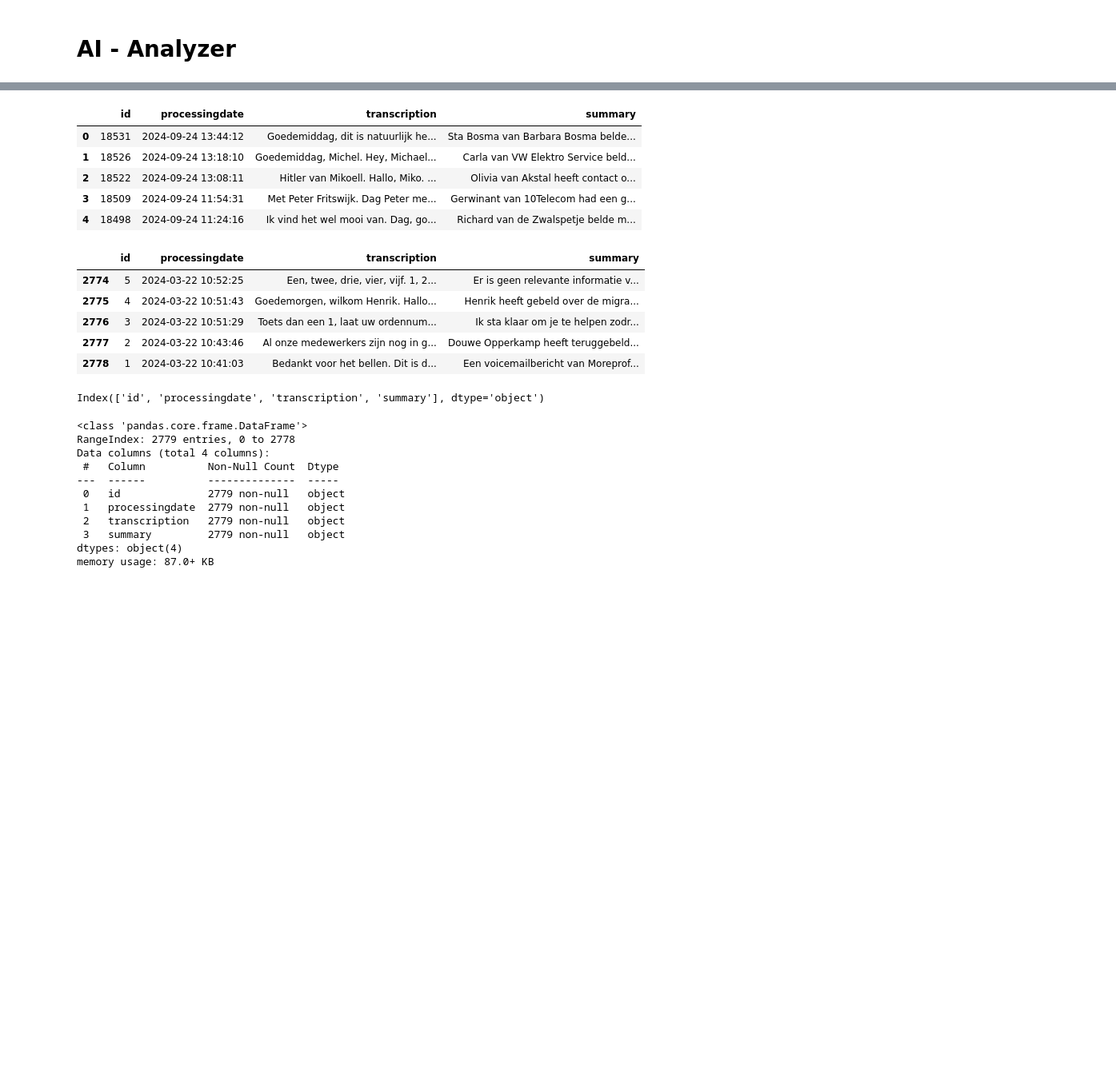
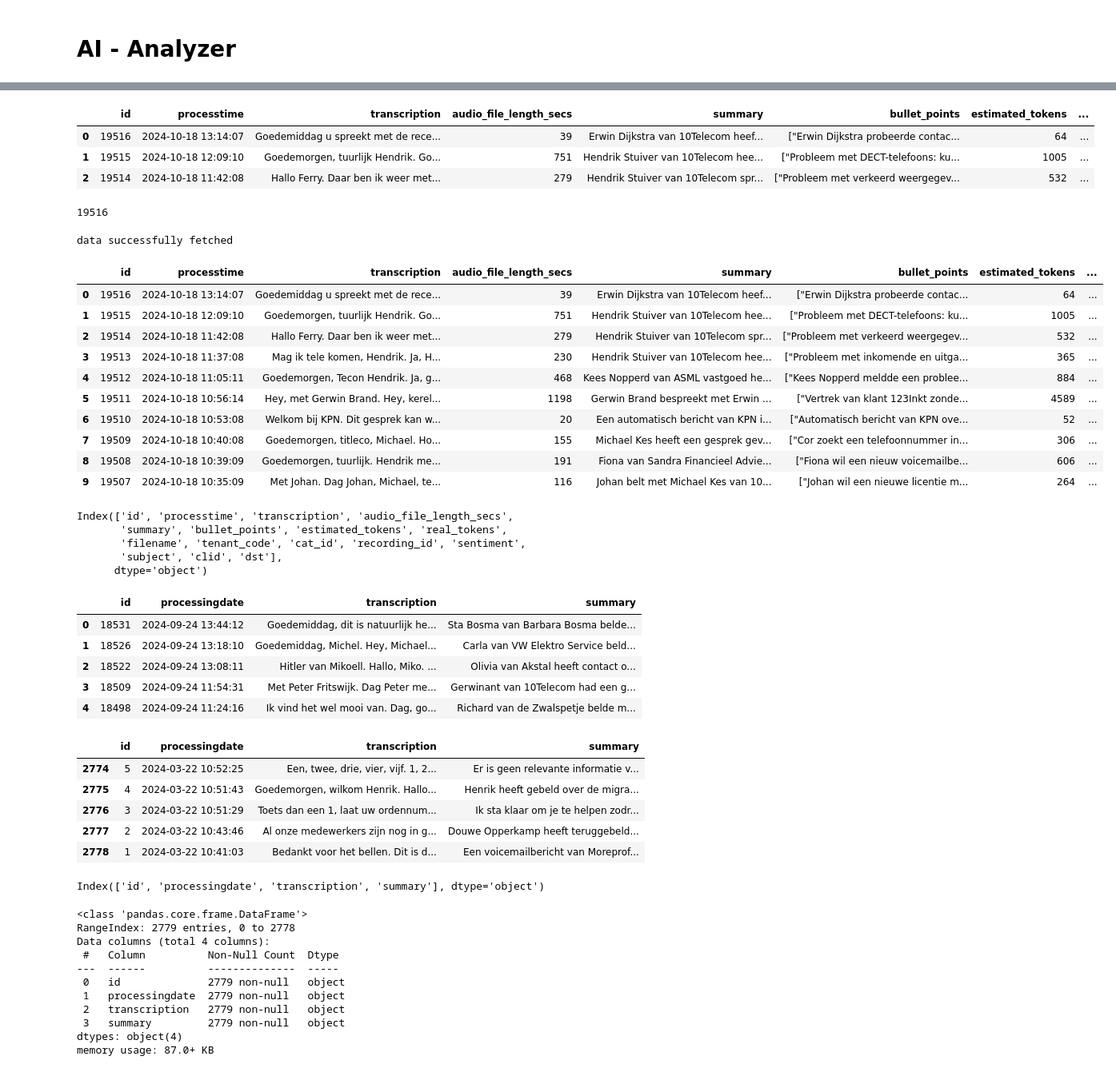
Before and after one commit to fredboneML/RECIPE_AGENT, a Jupyter notebook: notebooks/ai_analyzer.ipynb, the cells around one changed output, grey strips where cells are left out. Shown at 80% size. Saved outputs shown, nothing was run; the diff lists cells and outputs as text; code cells hidden in the pictures; blank space fills up the shorter version.

```diff
--- a/notebooks/ai_analyzer.ipynb
+++ b/notebooks/ai_analyzer.ipynb
@@ -5,3 +35,69 @@
+# %%
+# Convert the response data into a pandas DataFrame
+df = pd.DataFrame(response.json())
+df
+# %% [output]
+|  | id | processtime | transcription | audio_file_length_secs | summary | bullet_points | estimated_tokens | ... |
+| 0 | 19516 | 2024-10-18 13:14:07 | Goedemiddag u spreekt met de rece... | 39 | Erwin Dijkstra van 10Telecom heef... | ["Erwin Dijkstra probeerde contac... | 64 | ... |
+| 1 | 19515 | 2024-10-18 12:09:10 | Goedemorgen, tuurlijk Hendrik. Go... | 751 | Hendrik Stuiver van 10Telecom hee... | ["Probleem met DECT-telefoons: ku... | 1005 | ... |
+| 2 | 19514 | 2024-10-18 11:42:08 | Hallo Ferry. Daar ben ik weer met... | 279 | Hendrik Stuiver van 10Telecom spr... | ["Probleem met verkeerd weergegev... | 532 | ... |
+# %%
+max(df['id'])
+# %% [output]
+19516
+# %%
+import requests
+import pandas as pd
+
+# Define the API endpoint URL
+url = 'https://dev.10telecom.nl/ai-analyzer-5Ck9gthhdekmn/get_transcriptions.php?offset=0&limit=3&tenant_code=tientelecom'
+
+# Define the URL parameters (query parameters)
+params = {
+    'last_id': 19500,
+    'limit':10
+}
+
+# Define the form data to send in the POST request
+form_data = {
+    'api_key': 'gZNN$@EY1@z5abI#',
+
+}
+
+# Send the POST request
+response = requests.post(url, data=form_data, params=params)
+
+# Check if the request was successful
+if response.status_code == 200:
+    # Print the response data
+    print('data successfully fetched')
+else:
+    print(f"Failed to fetch data. Status code: {response.status_code}, Response: {response.text}")
+
+# Convert the response data into a pandas DataFrame
+df_new = pd.DataFrame(response.json())
+df_new
+# %% [output]
+data successfully fetched
+|  | id | processtime | transcription | audio_file_length_secs | summary | bullet_points | estimated_tokens | ... |
+| 0 | 19516 | 2024-10-18 13:14:07 | Goedemiddag u spreekt met de rece... | 39 | Erwin Dijkstra van 10Telecom heef... | ["Erwin Dijkstra probeerde contac... | 64 | ... |
+| 1 | 19515 | 2024-10-18 12:09:10 | Goedemorgen, tuurlijk Hendrik. Go... | 751 | Hendrik Stuiver van 10Telecom hee... | ["Probleem met DECT-telefoons: ku... | 1005 | ... |
+| 2 | 19514 | 2024-10-18 11:42:08 | Hallo Ferry. Daar ben ik weer met... | 279 | Hendrik Stuiver van 10Telecom spr... | ["Probleem met verkeerd weergegev... | 532 | ... |
+| 3 | 19513 | 2024-10-18 11:37:08 | Mag ik tele komen, Hendrik. Ja, H... | 230 | Hendrik Stuiver van 10Telecom hee... | ["Probleem met inkomende en uitga... | 365 | ... |
+| 4 | 19512 | 2024-10-18 11:05:11 | Goedemorgen, Tecon Hendrik. Ja, g... | 468 | Kees Nopperd van ASML vastgoed he... | ["Kees Nopperd meldde een problee... | 884 | ... |
+| 5 | 19511 | 2024-10-18 10:56:14 | Hey, met Gerwin Brand. Hey, kerel... | 1198 | Gerwin Brand bespreekt met Erwin ... | ["Vertrek van klant 123Inkt zonde... | 4589 | ... |
+| 6 | 19510 | 2024-10-18 10:53:08 | Welkom bij KPN. Dit gesprek kan w... | 20 | Een automatisch bericht van KPN i... | ["Automatisch bericht van KPN ove... | 52 | ... |
+| 7 | 19509 | 2024-10-18 10:40:08 | Goedemorgen, titleco, Michael. Ho... | 155 | Michael Kes heeft een gesprek gev... | ["Cor zoekt een telefoonnummer in... | 306 | ... |
+| 8 | 19508 | 2024-10-18 10:39:09 | Goedemorgen, tuurlijk. Hendrik me... | 191 | Fiona van Sandra Financieel Advie... | ["Fiona wil een nieuw voicemailbe... | 606 | ... |
+| 9 | 19507 | 2024-10-18 10:35:09 | Met Johan. Dag Johan, Michael, te... | 116 | Johan belt met Michael Kes van 10... | ["Johan wil een nieuwe licentie m... | 264 | ... |
+# %%
+df.columns
+# %% [output]
+Index(['id', 'processtime', 'transcription', 'audio_file_length_secs',
+       'summary', 'bullet_points', 'estimated_tokens', 'real_tokens',
+       'filename', 'tenant_code', 'cat_id', 'recording_id', 'sentiment',
+       'subject', 'clid', 'dst'],
+      dtype='object')
 # %%
 import pandas as pd
 import json
```
Also changed, not shown: parts of 40 cells of this notebook, 31 other files.
